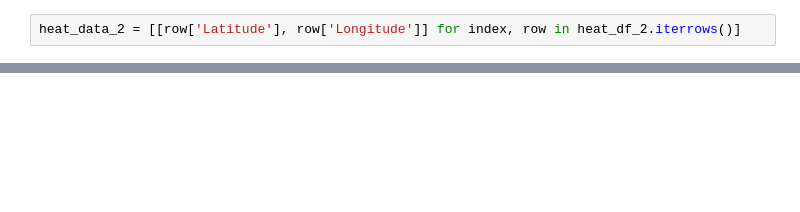
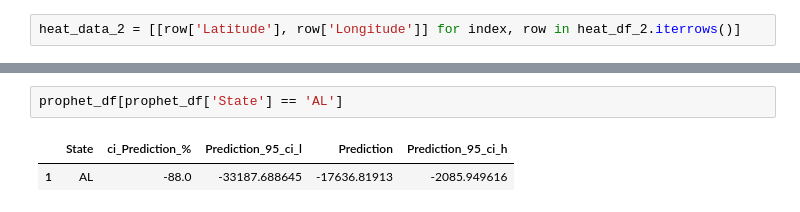
Before and after one commit to ClementGendler/Project5-Team5, a Jupyter notebook: Mapping.ipynb, the cells around one changed output, grey strips where cells are left out. Cells and saved outputs as stored; diff of their text form; blank space fills up the shorter version.

```diff
--- a/Mapping.ipynb
+++ b/Mapping.ipynb
@@ -252,0 +322,5 @@ m_heat_prophet
+# %%
+prophet_df[prophet_df['State'] == 'AL']
+# %% [output]
+|  | State | ci_Prediction_% | Prediction_95_ci_l | Prediction | Prediction_95_ci_h |
+| 1 | AL | -88.0 | -33187.688645 | -17636.81913 | -2085.949616 |
```
Also changed, not shown: parts of 24 cells of this notebook, 2 other files.
